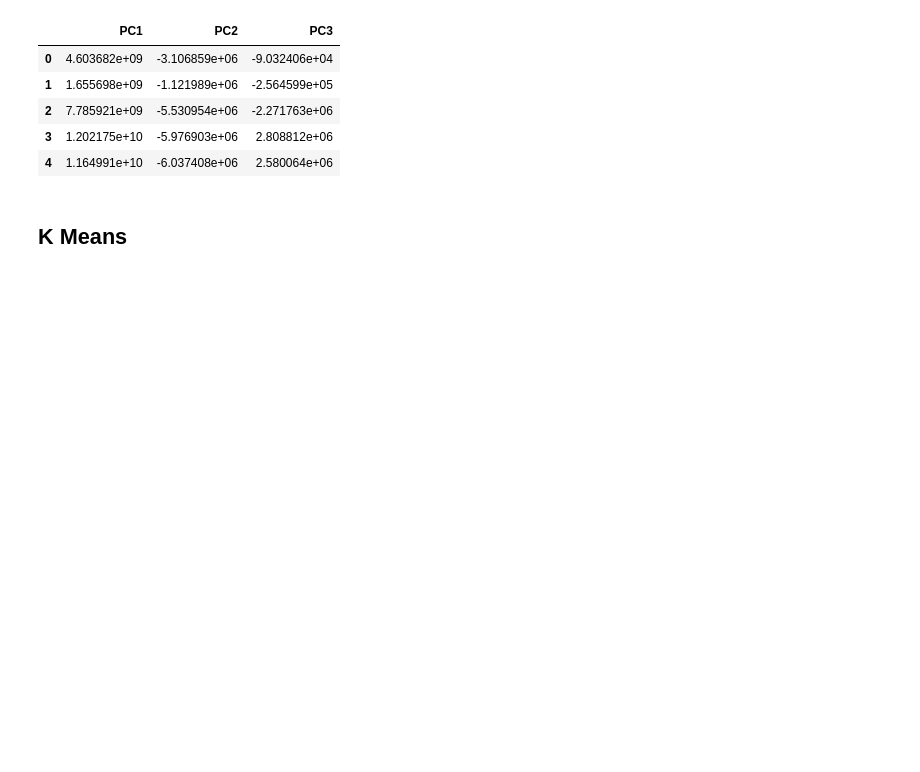
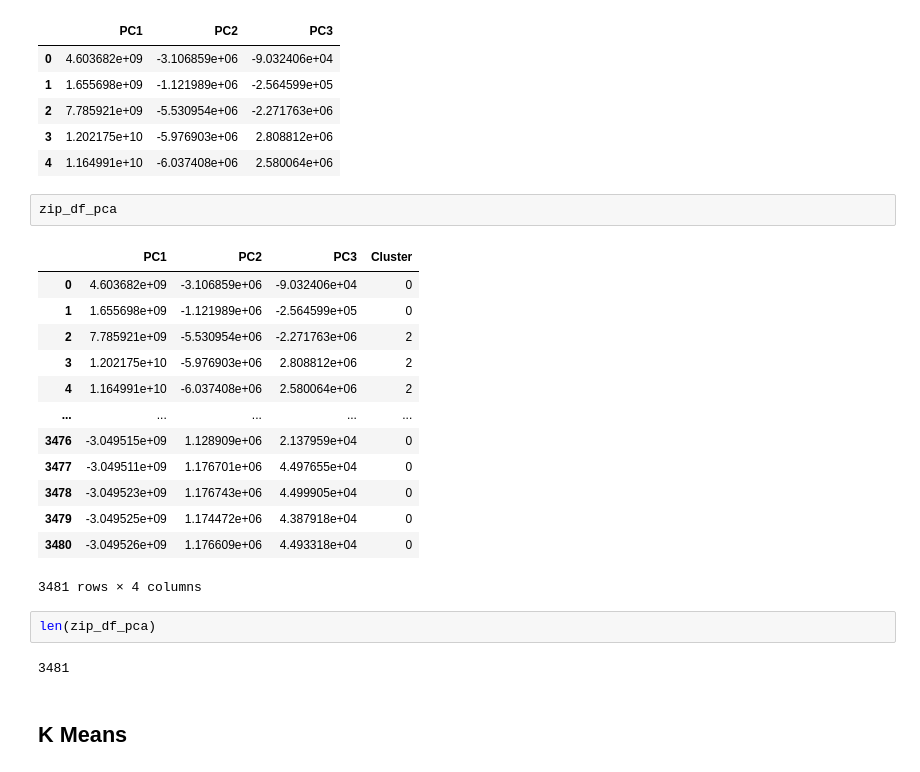
Before and after one commit to anna-l-zhou/bttai-verizon-1, a Jupyter notebook: newdata_exploration.ipynb, the cells around one changed output. Saved outputs shown, nothing was run; the diff lists cells and outputs as text; blank space fills up the shorter version.

```diff
--- a/newdata_exploration.ipynb
+++ b/newdata_exploration.ipynb
@@ -568,6 +568,26 @@ zip_df_pca.head()
 | 2 | 7.785921e+09 | -5.530954e+06 | -2.271763e+06 |
 | 3 | 1.202175e+10 | -5.976903e+06 | 2.808812e+06 |
 | 4 | 1.164991e+10 | -6.037408e+06 | 2.580064e+06 |
+# %%
+zip_df_pca
+# %% [output]
+|  | PC1 | PC2 | PC3 | Cluster |
+| 0 | 4.603682e+09 | -3.106859e+06 | -9.032406e+04 | 0 |
+| 1 | 1.655698e+09 | -1.121989e+06 | -2.564599e+05 | 0 |
+| 2 | 7.785921e+09 | -5.530954e+06 | -2.271763e+06 | 2 |
+| 3 | 1.202175e+10 | -5.976903e+06 | 2.808812e+06 | 2 |
+| 4 | 1.164991e+10 | -6.037408e+06 | 2.580064e+06 | 2 |
+| ... | ... | ... | ... | ... |
+| 3476 | -3.049515e+09 | 1.128909e+06 | 2.137959e+04 | 0 |
+| 3477 | -3.049511e+09 | 1.176701e+06 | 4.497655e+04 | 0 |
+| 3478 | -3.049523e+09 | 1.176743e+06 | 4.499905e+04 | 0 |
+| 3479 | -3.049525e+09 | 1.174472e+06 | 4.387918e+04 | 0 |
+| 3480 | -3.049526e+09 | 1.176609e+06 | 4.493318e+04 | 0 |
+3481 rows × 4 columns
+# %%
+len(zip_df_pca)
+# %% [output]
+3481
 # %% [markdown]
 ## K Means
 # %%
```
Also changed, not shown: parts of 24 cells of this notebook.
